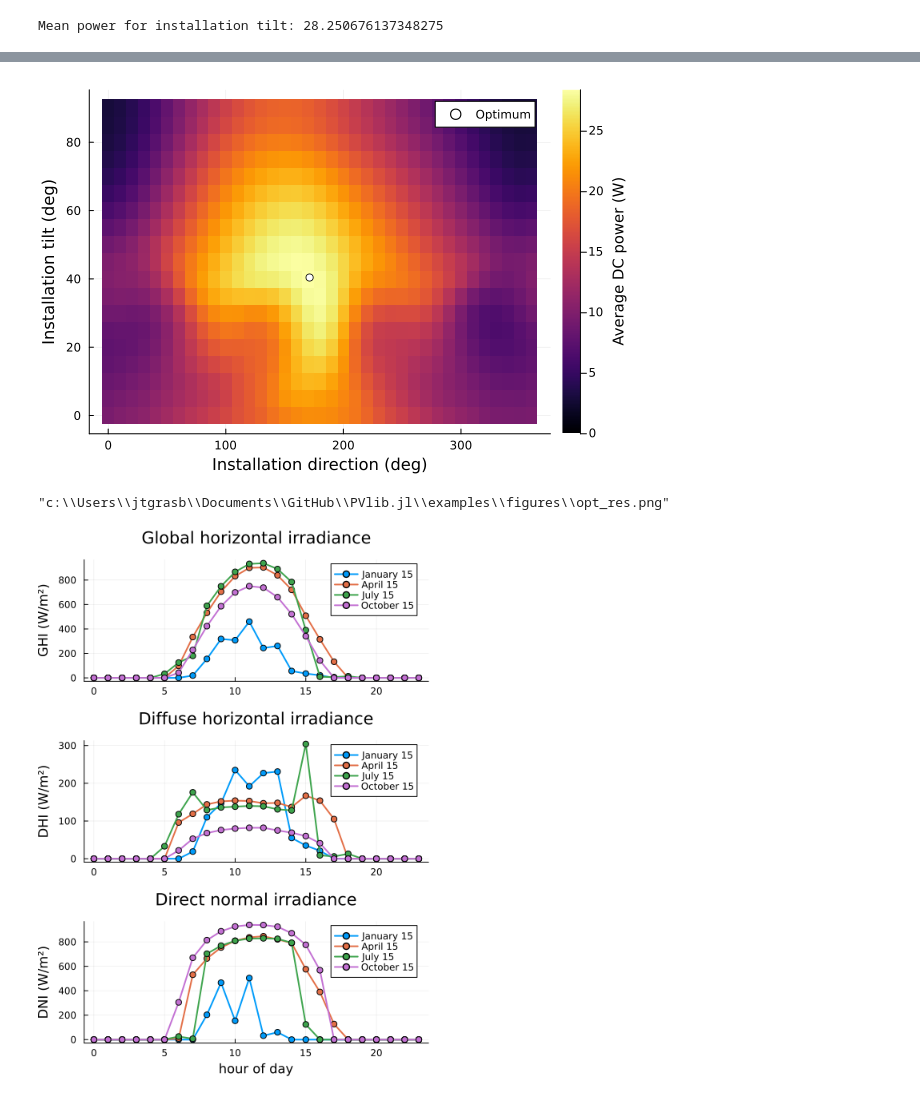
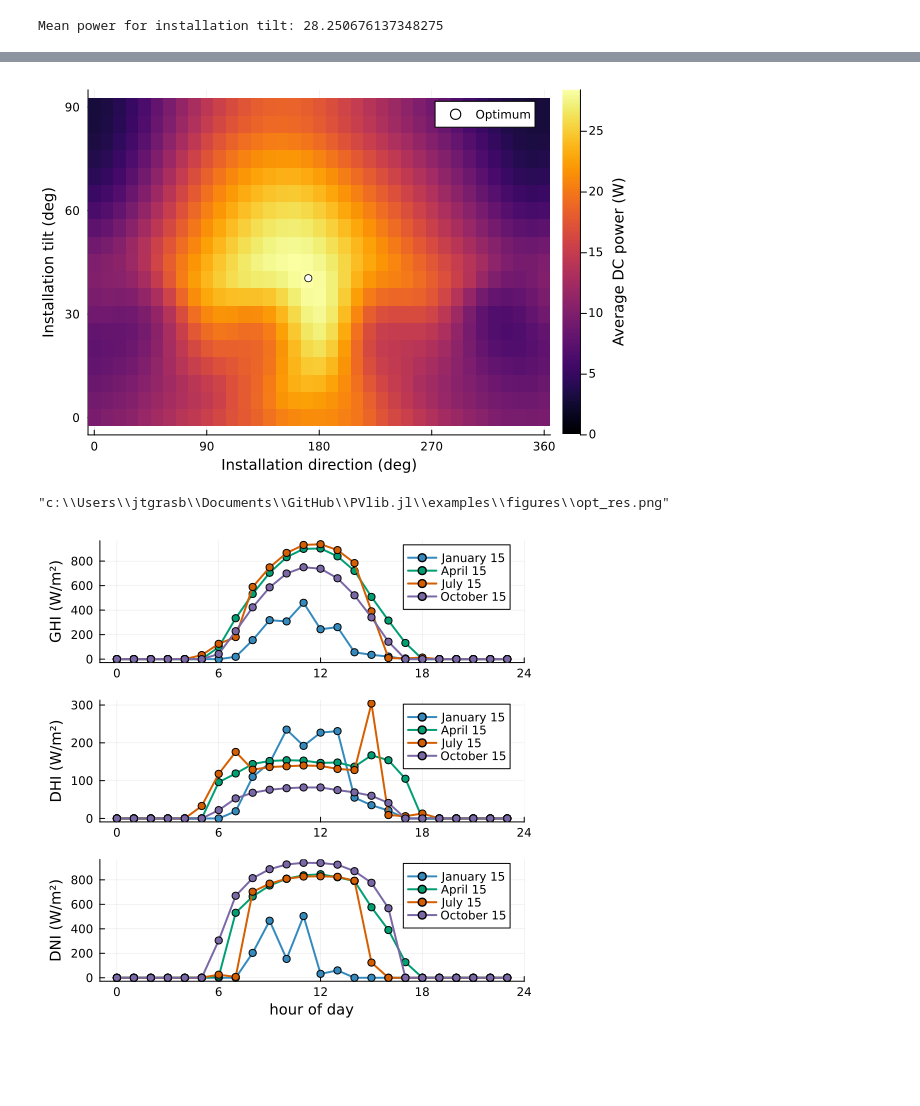
Before and after one commit to jtgrasb/PVlib.jl, a Jupyter notebook: examples/pioneer_opt.ipynb, the cells around one changed output, grey strips where cells are left out. Drawn from its saved outputs; the diff is of its cells as text; code cells hidden in the pictures; blank space fills up the shorter version.

```diff
--- a/examples/pioneer_opt.ipynb
+++ b/examples/pioneer_opt.ipynb
@@ -138,11 +146,20 @@ display(p)
 # %%
 labels = ["January 15", "April 15", "July 15", "October 15"]
+season_colors = [
+    "#348ABD",  # January - blue
+    "#009E73",  # April - green
+    "#D55E00",  # July - orange
+    "#7A68A6",  # October - purple
+]
 hours = 0:23
 
 p = plot(
     xlabel = "hour of day",
     ylabel = "ocean surface albedo",
     legend = :best,
+    xticks = 0:6:24,
+    xlims = (-1, 24),
+    guidefontsize = 10,
 )
 
 for day_ind in eachindex(labels)
@@ -153,7 +170,8 @@ for day_ind in eachindex(labels)
         label = labels[day_ind],
         linewidth = 2,
         marker = :circle,
-        size=(500, 250)
+        size=(500, 250),
+        palette = season_colors
     )
 end
 
@@ -265,6 +283,9 @@ hours = 0:23
 p1 = plot(
     ylabel = "shaded fraction",
     legend = :best,
+    xticks = 0:6:24,
+    xlims = (-1, 24),
+    palette = season_colors
 )
 
 for day_ind in eachindex(labels)
@@ -282,6 +303,9 @@ p2 = plot(
     xlabel = "hour of day",
     ylabel = "power normalization factor",
     legend = :best,
+    xticks = 0:6:24,
+    xlims = (-1, 24),
+    palette = season_colors
 )
 
 for day_ind in eachindex(labels)
@@ -296,7 +320,7 @@ for day_ind in eachindex(labels)
     )
 end
 
-p = plot(p1, p2, layout = (2, 1), size=(500, 450))
+p = plot(p1, p2, layout = (2, 1), size=(500, 450), guidefontsize = 10,bottom_margin=-1mm)
 display(p)
 #savefig(p, "figures/seasonal_shading.png")
 # %% [output]
@@ -496,6 +519,11 @@ p1 = heatmap(
     colorbar_title="Average DC power (W)",
     legend=:topright,
     clims = (0, maximum(power_grid)),
+    xticks = 0:90:360,
+    xlims = (-5, 365),
+    yticks = 0:30:90,
+    ylims = (-5, 95),
+    guidefontsize = 10,
 )
 
 scatter!(p1, [res.minimizer[2]], [res.minimizer[1]], color=:white, markerstrokecolor=:black, label="Optimum")
@@ -504,7 +532,7 @@ display(p1)
 
 #savefig(p1, "figures/opt_res.png")
 # %% [output]
-[figure, old version]
+[figure, new version]
 "c:\\Users\\jtgrasb\\Documents\\GitHub\\PVlib.jl\\examples\\figures\\opt_res.png"
 # %%
 opt_tilt = res.minimizer[1]
@@ -545,38 +576,47 @@ end
 
 p1 = plot(
     hours,
     ghi',
     ylabel = "GHI (W/m²)",
     label = reshape(labels, 1, :),
     linewidth = 2,
     marker = :circle,
-    title = "Global horizontal irradiance",
+    #ylabel = "Global horizontal irradiance",
+    xticks = 0:6:24,
+    xlims = (-1, 24),
+    palette = season_colors
 )
 
 p2 = plot(
     hours,
     dhi',
     ylabel = "DHI (W/m²)",
     label = reshape(labels, 1, :),
     linewidth = 2,
     marker = :circle,
-    title = "Diffuse horizontal irradiance",
+    #ylabel = "Diffuse horizontal irradiance",
+    xticks = 0:6:24,
+    xlims = (-1, 24),
+    palette = season_colors
 )
 
 p3 = plot(
     hours,
     dni',
     xlabel = "hour of day",
     ylabel = "DNI (W/m²)",
     label = reshape(labels, 1, :),
     linewidth = 2,
     marker = :circle,
-    title = "Direct normal irradiance",
+    #ylabel = "Direct normal irradiance",
+    xticks = 0:6:24,
+    xlims = (-1, 24),
+    palette = season_colors
 )
 
-plot(p1, p2, p3, layout = (3, 1), size = (500, 700))
+plot(p1, p2, p3, layout = (3, 1), size = (500, 500), guidefontsize = 10, bottom_margin=-1mm)
 # %% [output]
-[figure, old version]
+[figure, new version]
 # %%
 labels = ["January 15", "April 15", "July 15", "October 15"]
 hours = 0:23
```
Also changed, not shown: parts of 7 cells of this notebook, 10 other files.
